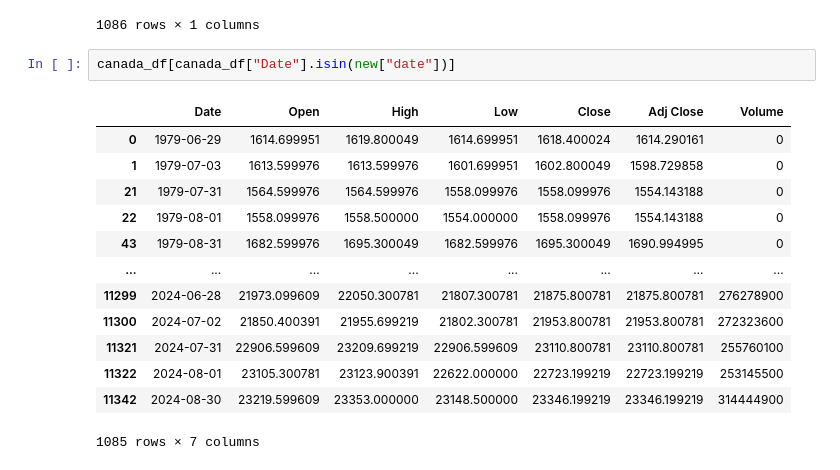
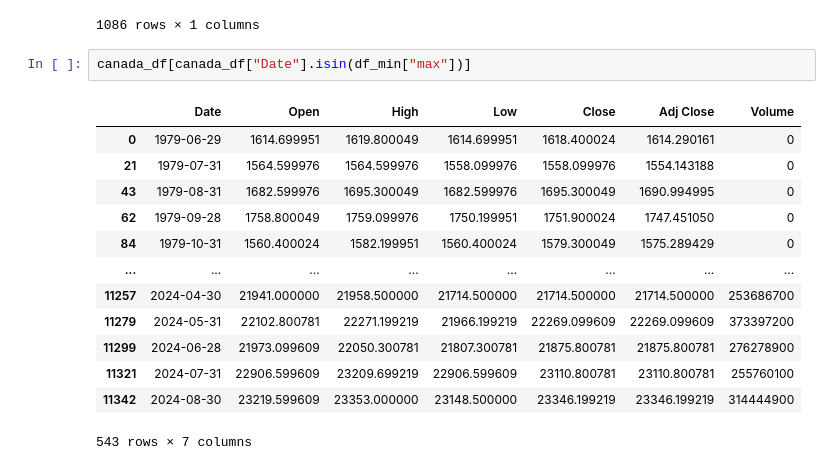
Before and after one commit to Luwate/macroeconomics-project, a Jupyter notebook: indices.ipynb, the cells around one changed output. Drawn from its saved outputs; the diff is of its cells as text.

```diff
--- a/indices.ipynb
+++ b/indices.ipynb
@@ -229,18 +223,18 @@ new.sort_values(by = ["date"], ascending=True)
 | 1085 | 2024-08-30 |
 1086 rows × 1 columns
 # %%
-canada_df[canada_df["Date"].isin(new["date"])]
+canada_df[canada_df["Date"].isin(df_min["max"])]
 # %% [output]
 |  | Date | Open | High | Low | Close | Adj Close | Volume |
 | 0 | 1979-06-29 | 1614.699951 | 1619.800049 | 1614.699951 | 1618.400024 | 1614.290161 | 0 |
-| 1 | 1979-07-03 | 1613.599976 | 1613.599976 | 1601.699951 | 1602.800049 | 1598.729858 | 0 |
 | 21 | 1979-07-31 | 1564.599976 | 1564.599976 | 1558.099976 | 1558.099976 | 1554.143188 | 0 |
-| 22 | 1979-08-01 | 1558.099976 | 1558.500000 | 1554.000000 | 1558.099976 | 1554.143188 | 0 |
 | 43 | 1979-08-31 | 1682.599976 | 1695.300049 | 1682.599976 | 1695.300049 | 1690.994995 | 0 |
+| 62 | 1979-09-28 | 1758.800049 | 1759.099976 | 1750.199951 | 1751.900024 | 1747.451050 | 0 |
+| 84 | 1979-10-31 | 1560.400024 | 1582.199951 | 1560.400024 | 1579.300049 | 1575.289429 | 0 |
 | ... | ... | ... | ... | ... | ... | ... | ... |
+| 11257 | 2024-04-30 | 21941.000000 | 21958.500000 | 21714.500000 | 21714.500000 | 21714.500000 | 253686700 |
+| 11279 | 2024-05-31 | 22102.800781 | 22271.199219 | 21966.199219 | 22269.099609 | 22269.099609 | 373397200 |
 | 11299 | 2024-06-28 | 21973.099609 | 22050.300781 | 21807.300781 | 21875.800781 | 21875.800781 | 276278900 |
-| 11300 | 2024-07-02 | 21850.400391 | 21955.699219 | 21802.300781 | 21953.800781 | 21953.800781 | 272323600 |
 | 11321 | 2024-07-31 | 22906.599609 | 23209.699219 | 22906.599609 | 23110.800781 | 23110.800781 | 255760100 |
-| 11322 | 2024-08-01 | 23105.300781 | 23123.900391 | 22622.000000 | 22723.199219 | 22723.199219 | 253145500 |
 | 11342 | 2024-08-30 | 23219.599609 | 23353.000000 | 23148.500000 | 23346.199219 | 23346.199219 | 314444900 |
-1085 rows × 7 columns
+543 rows × 7 columns
```
Also changed, not shown: parts of 17 cells of this notebook, 12 other files.
